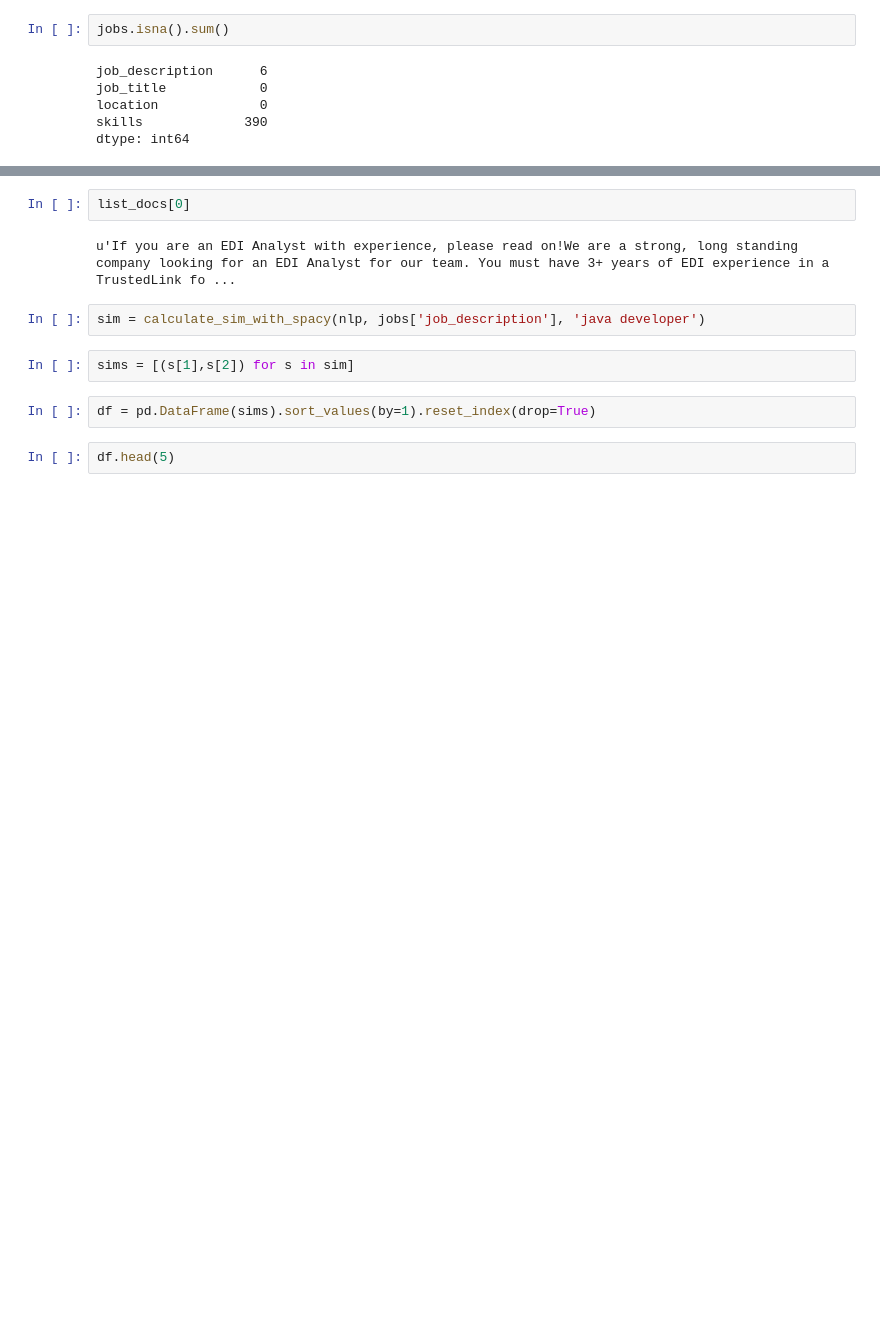
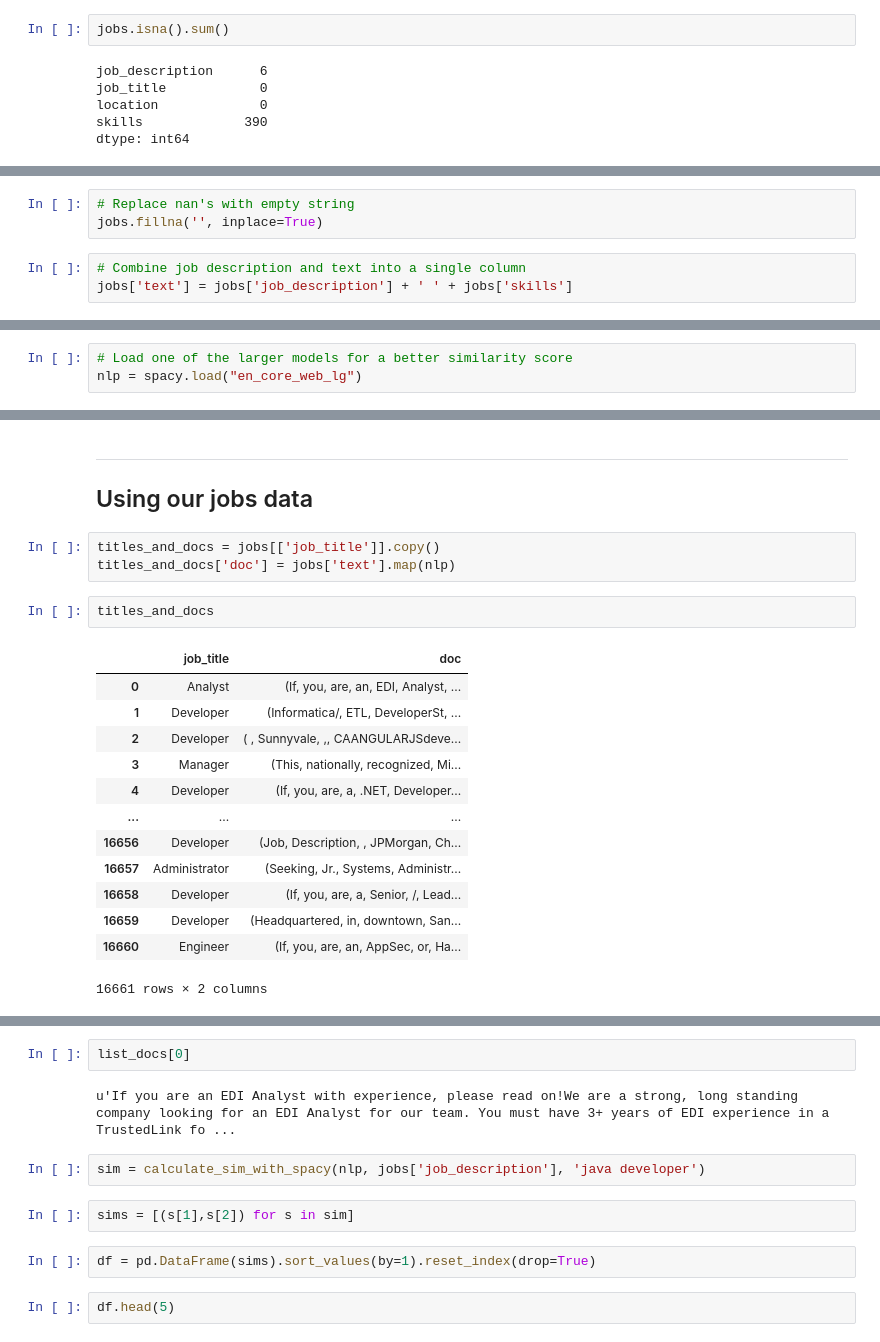
Before and after one commit to zach-brown-18/check-your-tech-profile, a Jupyter notebook: code/Recommender-system.ipynb, the cells around one changed output, grey strips where cells are left out. Cells and saved outputs as stored; diff of their text form; blank space fills up the shorter version.

```diff
--- a/code/Recommender-system.ipynb
+++ b/code/Recommender-system.ipynb
@@ -46,0 +39,6 @@ jobs.reset_index(drop=True, inplace=True)
+# %%
+# Replace nan's with empty string
+jobs.fillna('', inplace=True)
+# %%
+# Combine job description and text into a single column
+jobs['text'] = jobs['job_description'] + ' ' + jobs['skills']
@@ -46,0 +97,3 @@ jobs.reset_index(drop=True, inplace=True)
+# %%
+# Load one of the larger models for a better similarity score
+nlp = spacy.load("en_core_web_lg")
@@ -46,0 +137,22 @@ jobs.reset_index(drop=True, inplace=True)
+# %% [markdown]
+---
+## Using our jobs data
+# %%
+titles_and_docs = jobs[['job_title']].copy()
+titles_and_docs['doc'] = jobs['text'].map(nlp)
+# %%
+titles_and_docs
+# %% [output]
+|  | job_title | doc |
+| 0 | Analyst | (If, you, are, an, EDI, Analyst, ... |
+| 1 | Developer | (Informatica/, ETL, DeveloperSt, ... |
+| 2 | Developer | ( , Sunnyvale, ,, CAANGULARJSdeve... |
+| 3 | Manager | (This, nationally, recognized, Mi... |
+| 4 | Developer | (If, you, are, a, .NET, Developer... |
+| ... | ... | ... |
+| 16656 | Developer | (Job, Description, , JPMorgan, Ch... |
+| 16657 | Administrator | (Seeking, Jr., Systems, Administr... |
+| 16658 | Developer | (If, you, are, a, Senior, /, Lead... |
+| 16659 | Developer | (Headquartered, in, downtown, San... |
+| 16660 | Engineer | (If, you, are, an, AppSec, or, Ha... |
+16661 rows × 2 columns
```
Also changed, not shown: parts of 35 cells of this notebook, 3 other files.
